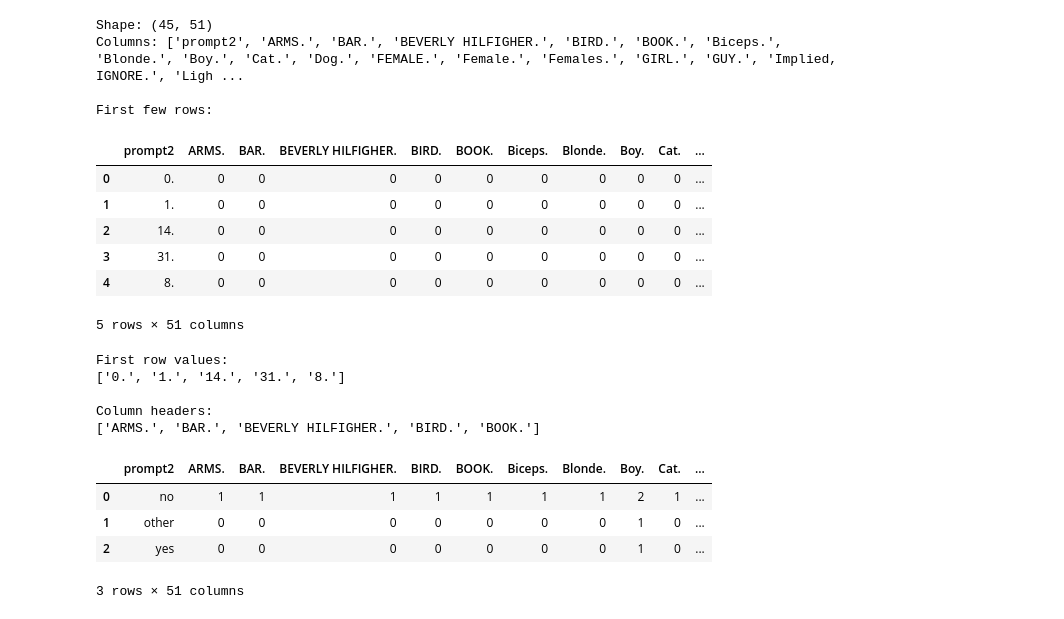
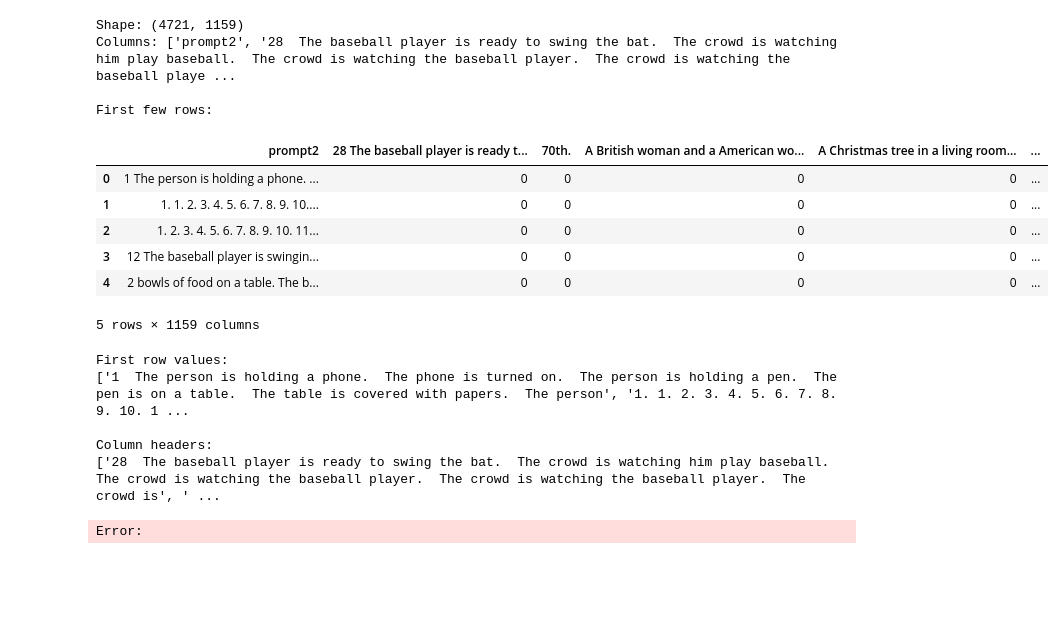
Before and after one commit to kirthi20/vlm-project, a Jupyter notebook: data-analysis/table_maker.ipynb, the cells around one changed output. Cells and saved outputs as stored; diff of their text form; code cells hidden in the pictures; blank space fills up the shorter version.

```diff
--- a/data-analysis/table_maker.ipynb
+++ b/data-analysis/table_maker.ipynb
@@ -1,26 +1,26 @@
 # %%
 import pandas as pd
 
 # Read TSV file into DataFrame
-df = pd.read_csv('../data/smolvlm_m1_t0.csv')
+df = pd.read_csv('../data/smolvlm_m1_sft.csv')
 
 # Display basic info about the DataFrame
 print(f"Shape: {df.shape}")
 print(f"Columns: {list(df.columns)}")
 print("\nFirst few rows:")
 display(df.head())
 # %% [output]
-Shape: (45, 51)
-Columns: ['prompt2', 'ARMS.', 'BAR.', 'BEVERLY HILFIGHER.', 'BIRD.', 'BOOK.', 'Biceps.', 'Blonde.', 'Boy.', 'Cat.', 'Dog.', 'FEMALE.', 'Female.', 'Females.', 'GIRL.', 'GUY.', 'Implied, IGNORE.', 'Ligh ...
+Shape: (4721, 1159)
+Columns: ['prompt2', '28  The baseball player is ready to swing the bat.  The crowd is watching him play baseball.  The crowd is watching the baseball player.  The crowd is watching the baseball playe ...
 
 First few rows:
-|  | prompt2 | ARMS. | BAR. | BEVERLY HILFIGHER. | BIRD. | BOOK. | Biceps. | Blonde. | Boy. | Cat. | ... |
-| 0 | 0. | 0 | 0 | 0 | 0 | 0 | 0 | 0 | 0 | 0 | ... |
-| 1 | 1. | 0 | 0 | 0 | 0 | 0 | 0 | 0 | 0 | 0 | ... |
-| 2 | 14. | 0 | 0 | 0 | 0 | 0 | 0 | 0 | 0 | 0 | ... |
-| 3 | 31. | 0 | 0 | 0 | 0 | 0 | 0 | 0 | 0 | 0 | ... |
-| 4 | 8. | 0 | 0 | 0 | 0 | 0 | 0 | 0 | 0 | 0 | ... |
+|  | prompt2 | 28 The baseball player is ready t... | 70th. | A British woman and a American wo... | A Christmas tree in a living room... | ... |
+| 0 | 1 The person is holding a phone. ... | 0 | 0 | 0 | 0 | ... |
+| 1 | 1. 1. 2. 3. 4. 5. 6. 7. 8. 9. 10.... | 0 | 0 | 0 | 0 | ... |
+| 2 | 1. 2. 3. 4. 5. 6. 7. 8. 9. 10. 11... | 0 | 0 | 0 | 0 | ... |
+| 3 | 12 The baseball player is swingin... | 0 | 0 | 0 | 0 | ... |
+| 4 | 2 bowls of food on a table. The b... | 0 | 0 | 0 | 0 | ... |
-5 rows × 51 columns
+5 rows × 1159 columns
 # %%
 yes_no_labels = df.iloc[:, 0].astype(str).tolist()
 male_female_labels = df.columns.astype(str).tolist()[1:]
@@ -31,10 +31,11 @@ print("\nColumn headers:")
 print(male_female_labels[:5])
 # %% [output]
 First row values:
-['0.', '1.', '14.', '31.', '8.']
+['1  The person is holding a phone.  The phone is turned on.  The person is holding a pen.  The pen is on a table.  The table is covered with papers.  The person', '1. 1. 2. 3. 4. 5. 6. 7. 8. 9. 10. 1 ...
 
 Column headers:
-['ARMS.', 'BAR.', 'BEVERLY HILFIGHER.', 'BIRD.', 'BOOK.']
+['28  The baseball player is ready to swing the bat.  The crowd is watching him play baseball.  The crowd is watching the baseball player.  The crowd is watching the baseball player.  The crowd is', ' ...
+Error:
 # %%
 # Read all labels
 with open('../data/labels/yes_labels.txt', 'r') as file:
@@ -71,12 +72,6 @@ df.iloc[:, 0] = df.iloc[:, 0].apply(
 aggregated_df_yn = df.groupby(df.columns[0]).sum().reset_index()
 # %%
 aggregated_df_yn.head()
-# %% [output]
-|  | prompt2 | ARMS. | BAR. | BEVERLY HILFIGHER. | BIRD. | BOOK. | Biceps. | Blonde. | Boy. | Cat. | ... |
-| 0 | no | 1 | 1 | 1 | 1 | 1 | 1 | 1 | 2 | 1 | ... |
-| 1 | other | 0 | 0 | 0 | 0 | 0 | 0 | 0 | 1 | 0 | ... |
-| 2 | yes | 0 | 0 | 0 | 0 | 0 | 0 | 0 | 1 | 0 | ... |
-3 rows × 51 columns
 # %%
 # Step 1: Map old column names to new ones
 new_columns = [
```
Also changed, not shown: parts of 2 cells of this notebook, 8 other files.
